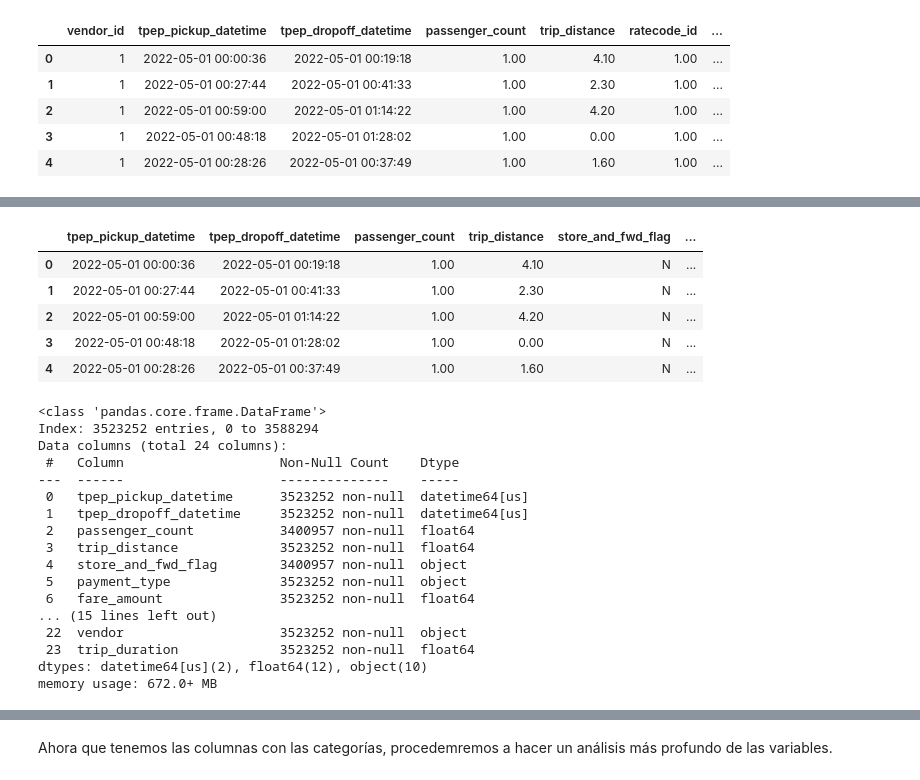
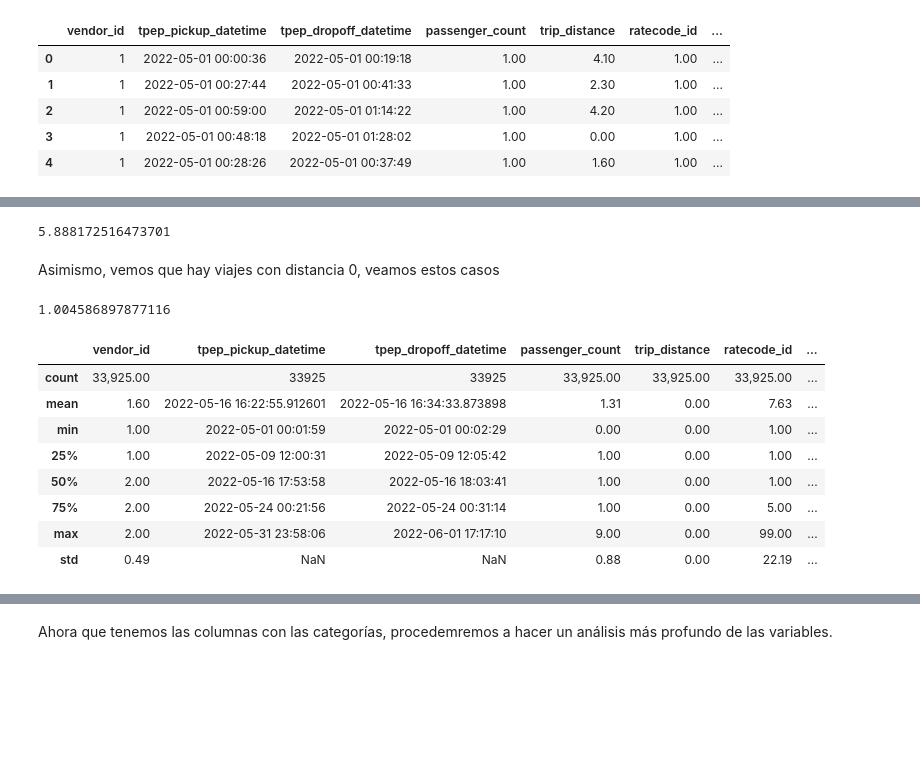
Before and after one commit to RicardoFW11/nyc_taxi_project, a Jupyter notebook: notebooks/01_eda.ipynb, the cells around one changed output, grey strips where cells are left out. Drawn from its saved outputs; the diff is of its cells as text; code cells hidden in the pictures; blank space fills up the shorter version.

```diff
--- a/notebooks/01_eda.ipynb
+++ b/notebooks/01_eda.ipynb
@@ -368,0 +496,4 @@ df.head()
+# %%
+# Eliminar los registros con valores negativos
+df = df[df['fare_amount'] >= 0]
+df.info(show_counts=True)
@@ -369,33 +635,30 @@ df.head()
+# %%
+# Ver que porcentaje de datos se eliminaron en total
+(rows_before - len(df)) / rows_before * 100
+# %% [output]
+5.888172516473701
 # %%
-# Eliminar las columnas con id
-df = df.drop(columns=['pu_location_id', 'do_location_id', 'ratecode_id', 'vendor_id'])
+# # Eliminar las columnas con id
+# df = df.drop(columns=['pu_location_id', 'do_location_id', 'ratecode_id', 'vendor_id'])
 
-# Verificar resultados
-df.head()
+# # Verificar resultados
+# df.head()
-# %% [output]
-|  | tpep_pickup_datetime | tpep_dropoff_datetime | passenger_count | trip_distance | store_and_fwd_flag | ... |
-| 0 | 2022-05-01 00:00:36 | 2022-05-01 00:19:18 | 1.00 | 4.10 | N | ... |
-| 1 | 2022-05-01 00:27:44 | 2022-05-01 00:41:33 | 1.00 | 2.30 | N | ... |
-| 2 | 2022-05-01 00:59:00 | 2022-05-01 01:14:22 | 1.00 | 4.20 | N | ... |
-| 3 | 2022-05-01 00:48:18 | 2022-05-01 01:28:02 | 1.00 | 0.00 | N | ... |
-| 4 | 2022-05-01 00:28:26 | 2022-05-01 00:37:49 | 1.00 | 1.60 | N | ... |
-# %%
-df.info(show_counts=True)
-# %% [output]
-<class 'pandas.core.frame.DataFrame'>
-Index: 3523252 entries, 0 to 3588294
-Data columns (total 24 columns):
- #   Column                    Non-Null Count    Dtype
----  ------                    --------------    -----
- 0   tpep_pickup_datetime      3523252 non-null  datetime64[us]
- 1   tpep_dropoff_datetime     3523252 non-null  datetime64[us]
- 2   passenger_count           3400957 non-null  float64
- 3   trip_distance             3523252 non-null  float64
- 4   store_and_fwd_flag        3400957 non-null  object
- 5   payment_type              3523252 non-null  object
- 6   fare_amount               3523252 non-null  float64
-... (15 lines left out)
- 22  vendor                    3523252 non-null  object
- 23  trip_duration             3523252 non-null  float64
-dtypes: datetime64[us](2), float64(12), object(10)
-memory usage: 672.0+ MB
+# %% [markdown]
+Asimismo, vemos que hay viajes con distancia 0, veamos estos casos
+# %%
+df_dist_0 = df[df['trip_distance'] == 0]
+df_dist_0.shape[0] / len(df) * 100
+# %% [output]
+1.004586897877116
+# %%
+df_dist_0.describe()
+# %% [output]
+|  | vendor_id | tpep_pickup_datetime | tpep_dropoff_datetime | passenger_count | trip_distance | ratecode_id | ... |
+| count | 33,925.00 | 33925 | 33925 | 33,925.00 | 33,925.00 | 33,925.00 | ... |
+| mean | 1.60 | 2022-05-16 16:22:55.912601 | 2022-05-16 16:34:33.873898 | 1.31 | 0.00 | 7.63 | ... |
+| min | 1.00 | 2022-05-01 00:01:59 | 2022-05-01 00:02:29 | 0.00 | 0.00 | 1.00 | ... |
+| 25% | 1.00 | 2022-05-09 12:00:31 | 2022-05-09 12:05:42 | 1.00 | 0.00 | 1.00 | ... |
+| 50% | 2.00 | 2022-05-16 17:53:58 | 2022-05-16 18:03:41 | 1.00 | 0.00 | 1.00 | ... |
+| 75% | 2.00 | 2022-05-24 00:21:56 | 2022-05-24 00:31:14 | 1.00 | 0.00 | 5.00 | ... |
+| max | 2.00 | 2022-05-31 23:58:06 | 2022-06-01 17:17:10 | 9.00 | 0.00 | 99.00 | ... |
+| std | 0.49 | NaN | NaN | 0.88 | 0.00 | 22.19 | ... |
```
Also changed, not shown: parts of 54 cells of this notebook.
